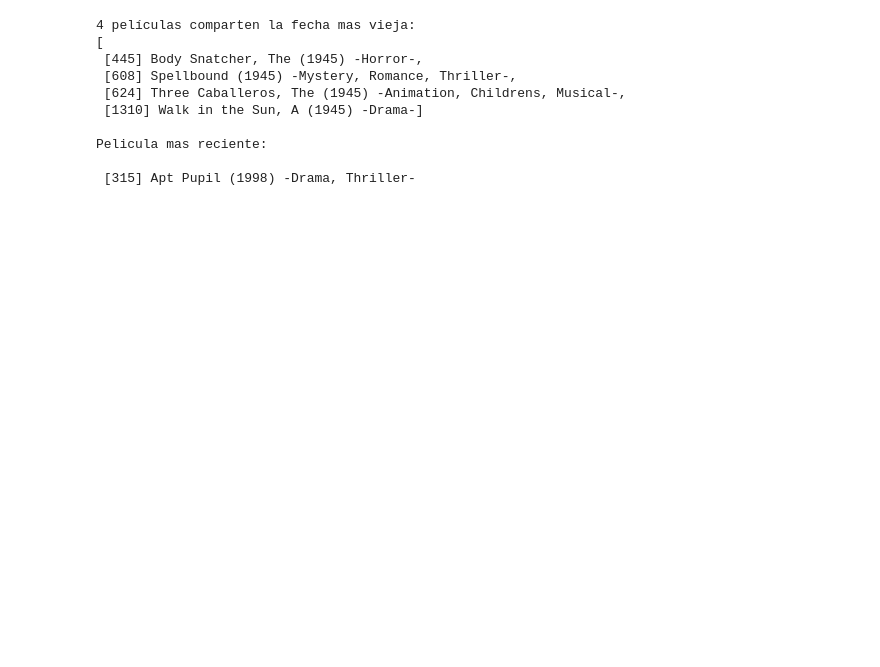
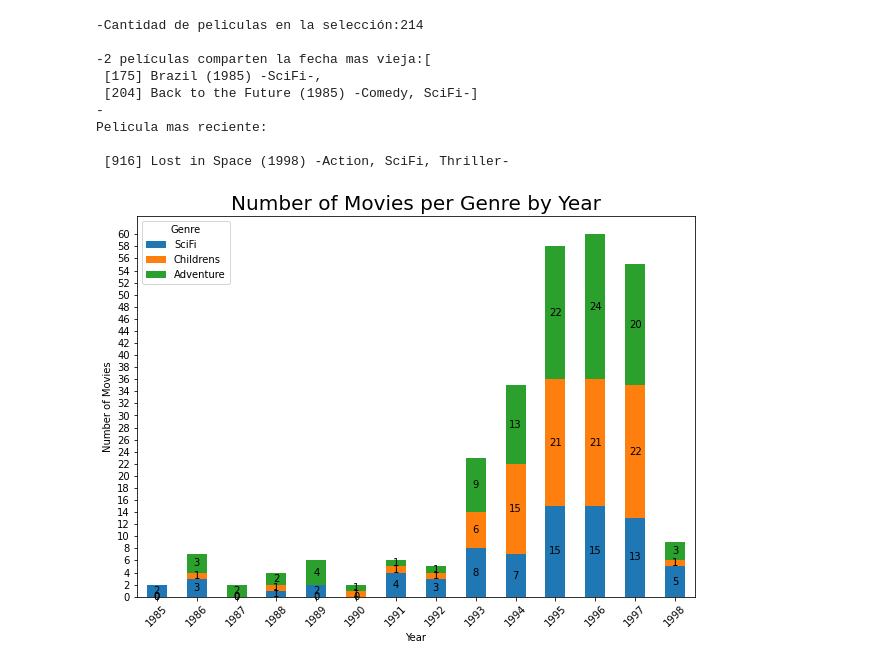
Before and after one commit to jmortiz4/itba_tp_integrador_1, a Jupyter notebook: Pruebas.ipynb, the cells around one changed output. Saved outputs shown, nothing was run; the diff lists cells and outputs as text; code cells hidden in the pictures; blank space fills up the shorter version.

```diff
--- a/Pruebas.ipynb
+++ b/Pruebas.ipynb
@@ -167,13 +108,13 @@ Pelicula mas reciente:
 # %%
-Pelicula.get_stats(df_peliculas, anios=[1945,2000])
+Pelicula.get_stats(df_peliculas, anios=[1985,2000],generos=['Sci-Fi',"Children's","Adventure"])
 # %% [output]
-4 películas comparten la fecha mas vieja:
-[
- [445] Body Snatcher, The (1945) -Horror-,
- [608] Spellbound (1945) -Mystery, Romance, Thriller-,
- [624] Three Caballeros, The (1945) -Animation, Childrens, Musical-,
- [1310] Walk in the Sun, A (1945) -Drama-]
+-Cantidad de peliculas en la selección:214
 
+-2 películas comparten la fecha mas vieja:[
+ [175] Brazil (1985) -SciFi-,
+ [204] Back to the Future (1985) -Comedy, SciFi-]
+-
 Pelicula mas reciente:
 
- [315] Apt Pupil (1998) -Drama, Thriller-
+ [916] Lost in Space (1998) -Action, SciFi, Thriller-
+[figure, added]
```
Also changed, not shown: parts of 14 cells of this notebook, 1 other file.
